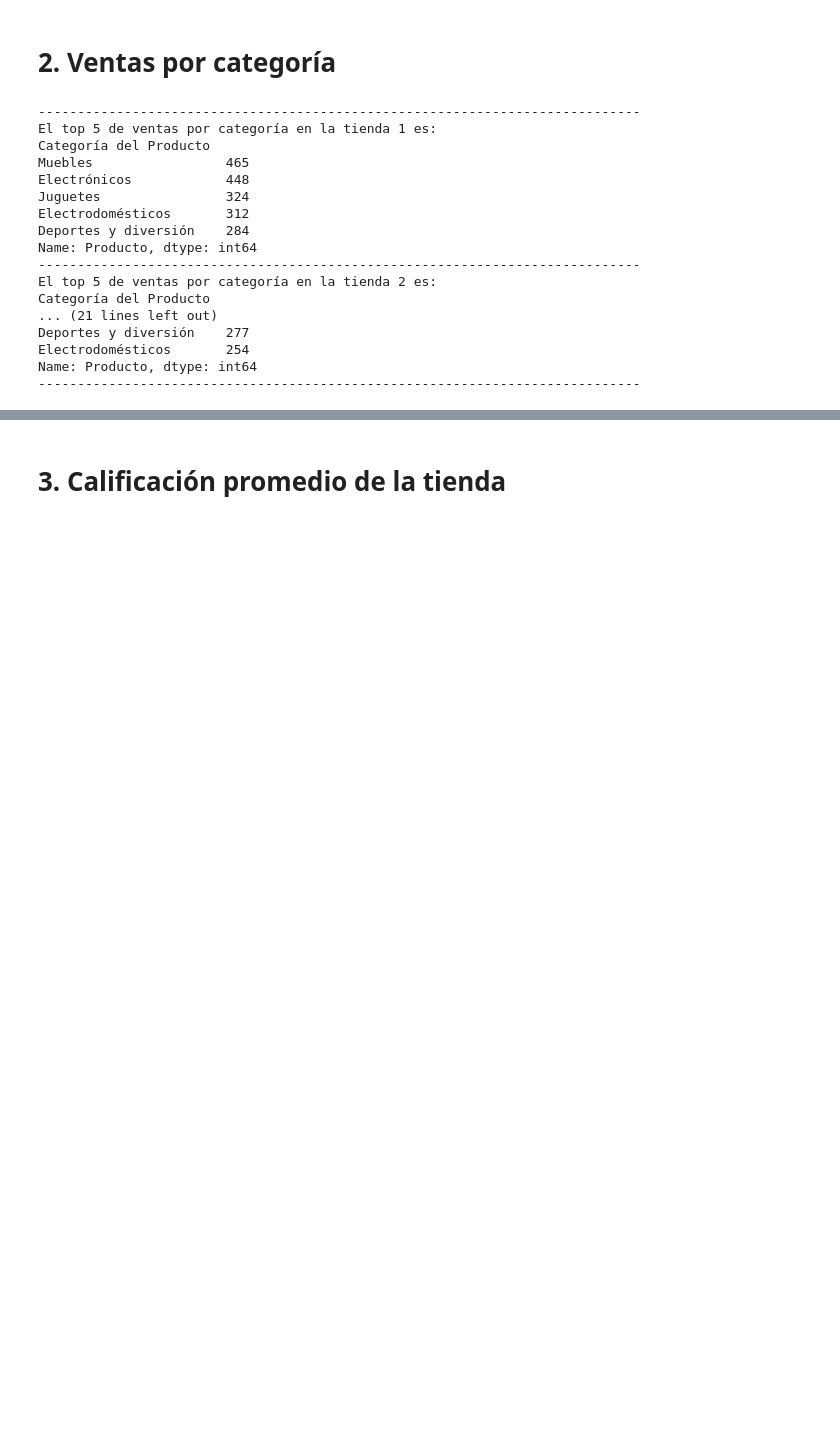
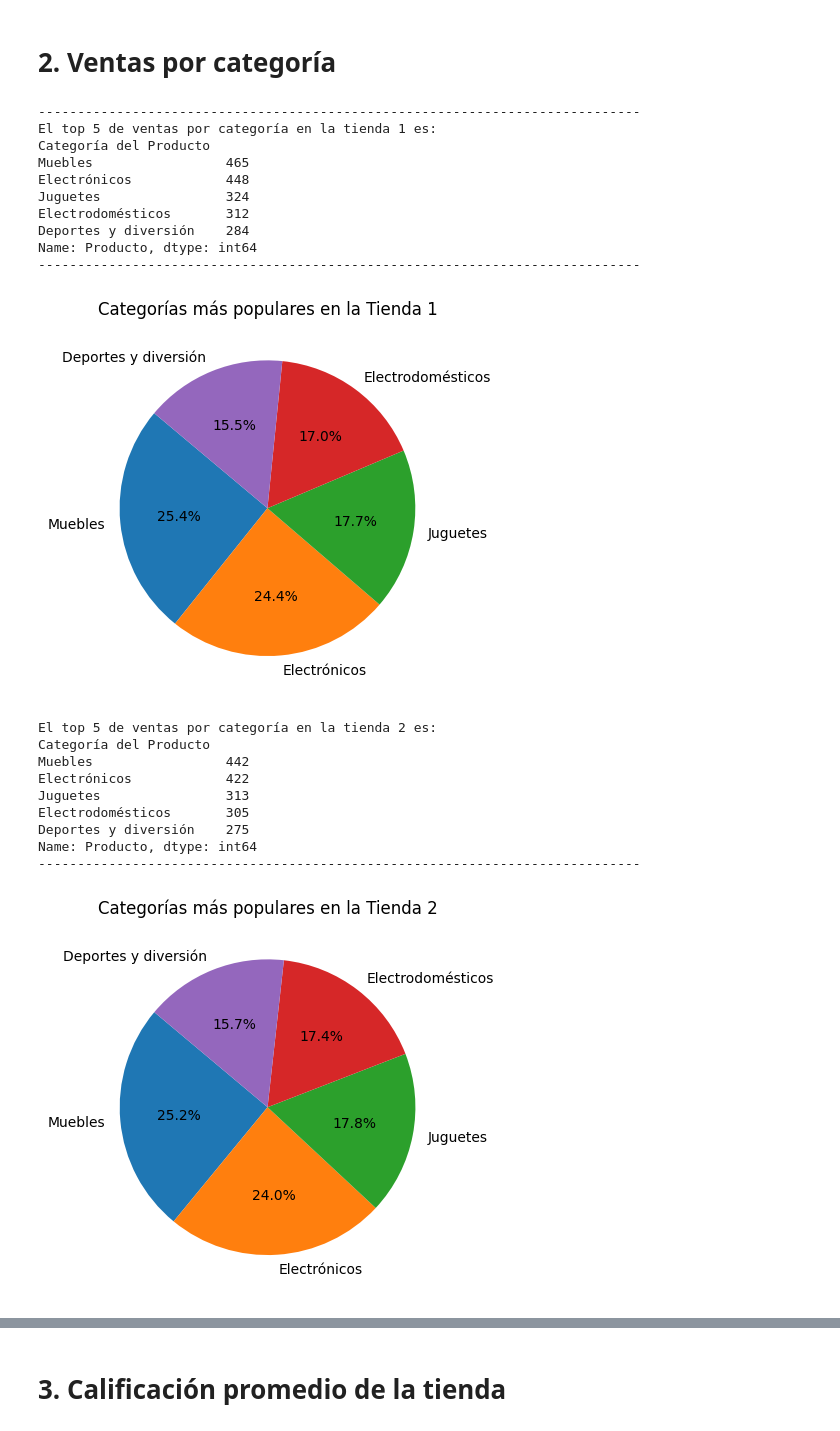
Before and after one commit to ronalzepeda/OneStoreAnalysis, a Jupyter notebook: AluraStoreLatamRZ.ipynb, the cells around one changed output, grey strips where cells are left out. Cells and saved outputs as stored; diff of their text form; code cells hidden in the pictures; blank space fills up the shorter version.

Commit message:
Adición de gráficos

```diff
--- a/AluraStoreLatamRZ.ipynb
+++ b/AluraStoreLatamRZ.ipynb
@@ -70,30 +70,37 @@ Tienda 4 1,038,375,700
 # %%
 #Calcular cantidad de productos vendidos por categoría en cada tienda. La idea es agrupar los datos por categoría y contar el número de ventas de cada tipo, mostrando las categorías más populares de cada tienda.
 print("-----------------------------------------------------------------------------")
 categorias1 = tienda1.groupby("Categoría del Producto")['Producto'].count()
-#print("Cantidad de productos vendidos por categoría en la tienda 1:")
-#print(categorias1)
 
 for x in range(1,5):
     categorias = eval(f'tienda{x}.groupby("Categoría del Producto")["Producto"].count()')
     print(f"El top 5 de ventas por categoría en la tienda {x} es: ")
     print(categorias.sort_values(ascending=False).head(5))
     print("-----------------------------------------------------------------------------")
+# modificar el codigo previo para que en lugar de imprimir los resultados, genere un gráfico pie para cada tienda mostrando las categorías más populares y sus cantidades de ventas.
+    ax = categorias.sort_values(ascending=False).head(5).plot(kind='pie', autopct='%1.1f%%', startangle=140, legend=False)
+    plt.title(f'Categorías más populares en la Tienda {x}')
+    plt.ylabel('')  # Ocultar la etiqueta del eje y
+    plt.show()
 # %% [output]
 -----------------------------------------------------------------------------
 El top 5 de ventas por categoría en la tienda 1 es:
 Categoría del Producto
 Muebles                 465
 Electrónicos            448
 Juguetes                324
 Electrodomésticos       312
 Deportes y diversión    284
 Name: Producto, dtype: int64
 -----------------------------------------------------------------------------
-El top 5 de ventas por categoría en la tienda 2 es:
-Categoría del Producto
-... (21 lines left out)
-Deportes y diversión    277
-Electrodomésticos       254
-Name: Producto, dtype: int64
------------------------------------------------------------------------------
+[figure, added]
+El top 5 de ventas por categoría en la tienda 2 es:
+Categoría del Producto
+Muebles                 442
+Electrónicos            422
+Juguetes                313
+Electrodomésticos       305
+Deportes y diversión    275
+Name: Producto, dtype: int64
+-----------------------------------------------------------------------------
+[figure, added]
```
Also changed, not shown: parts of 5 cells of this notebook, 1 other file.
